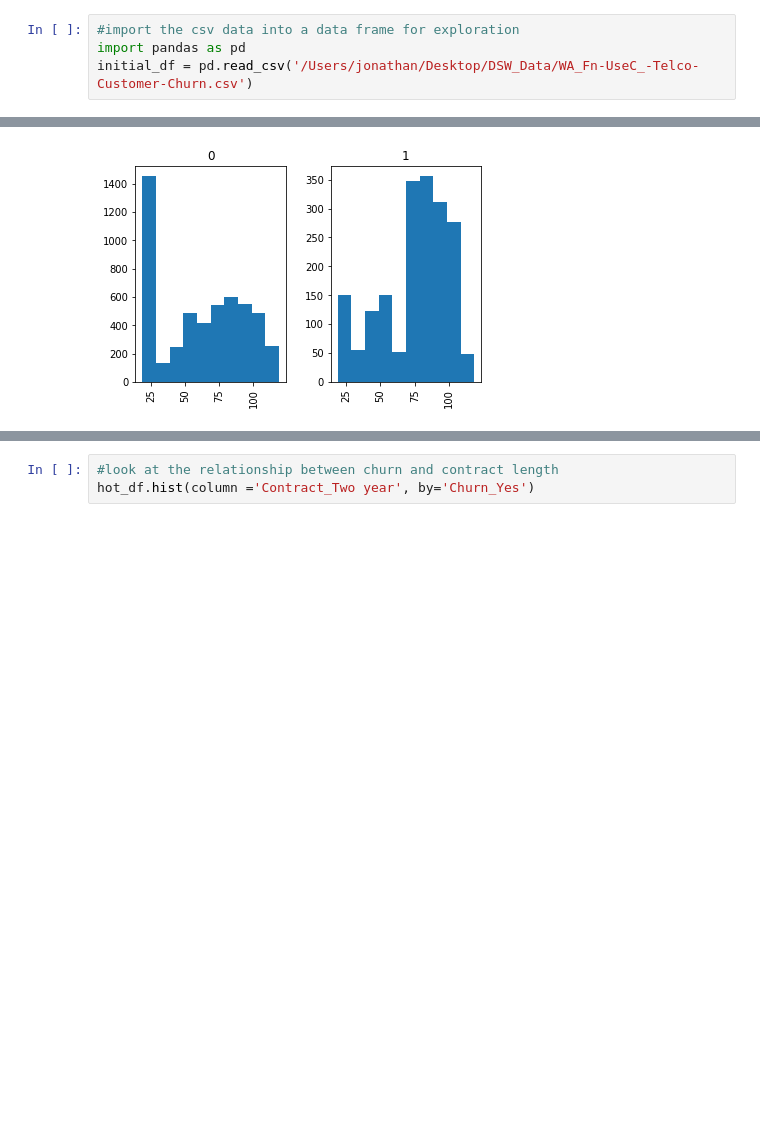
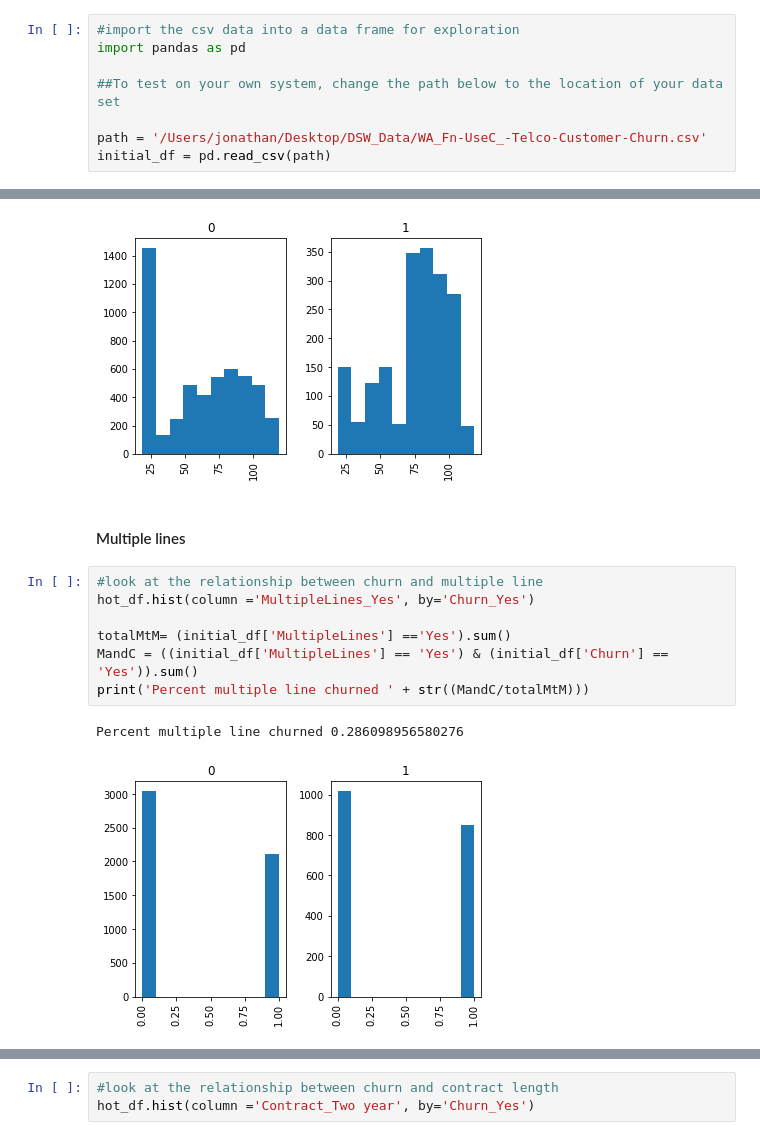
Before and after one commit to shibby576/wild_data_science, a Jupyter notebook: Assignment_1.ipynb, the cells around one changed output, grey strips where cells are left out. Saved outputs shown, nothing was run; the diff lists cells and outputs as text; blank space fills up the shorter version.

```diff
--- a/Assignment_1.ipynb
+++ b/Assignment_1.ipynb
@@ -13,7 +7,11 @@
 # %%
 #import the csv data into a data frame for exploration
 import pandas as pd
-initial_df = pd.read_csv('/Users/jonathan/Desktop/DSW_Data/WA_Fn-UseC_-Telco-Customer-Churn.csv')
+
+##To test on your own system, change the path below to the location of your data set
+
+path = '/Users/jonathan/Desktop/DSW_Data/WA_Fn-UseC_-Telco-Customer-Churn.csv'
+initial_df = pd.read_csv(path)
 # %%
 #Get a sense of the data
 initial_df.head()
@@ -210,3 +198,15 @@ array([<matplotlib.axes._subplots.AxesSubplot object at 0x...>,
        <matplotlib.axes._subplots.AxesSubplot object at 0x...>],
       dtype=object)
 [figure]
+# %% [markdown]
+#### Multiple lines
+# %%
+#look at the relationship between churn and multiple line
+hot_df.hist(column ='MultipleLines_Yes', by='Churn_Yes')
+
+totalMtM= (initial_df['MultipleLines'] =='Yes').sum()
+MandC = ((initial_df['MultipleLines'] == 'Yes') & (initial_df['Churn'] == 'Yes')).sum()
+print('Percent multiple line churned ' + str((MandC/totalMtM)))
+# %% [output]
+Percent multiple line churned 0.286098956580276
+[figure, added]
```
Also changed, not shown: parts of 17 cells of this notebook.
